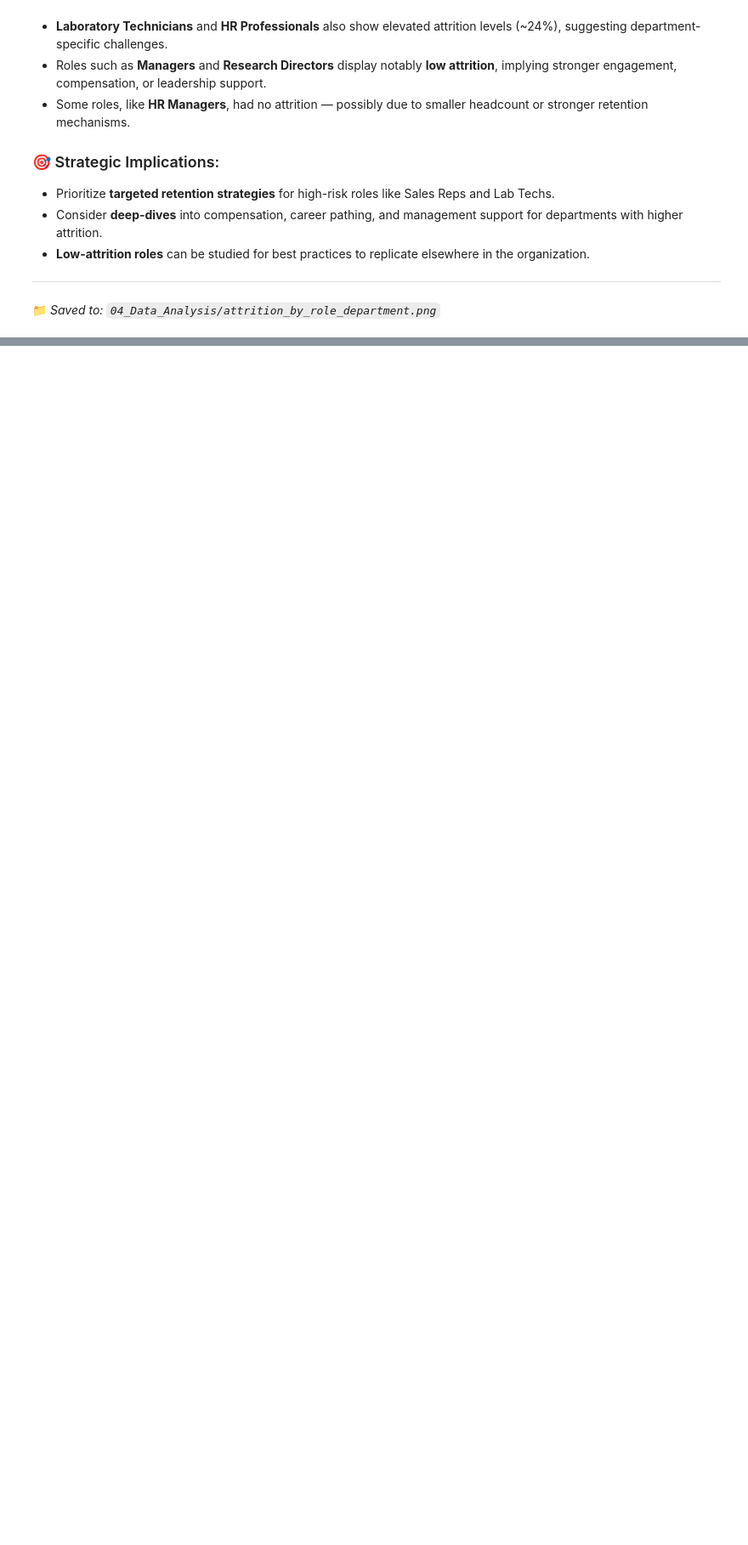
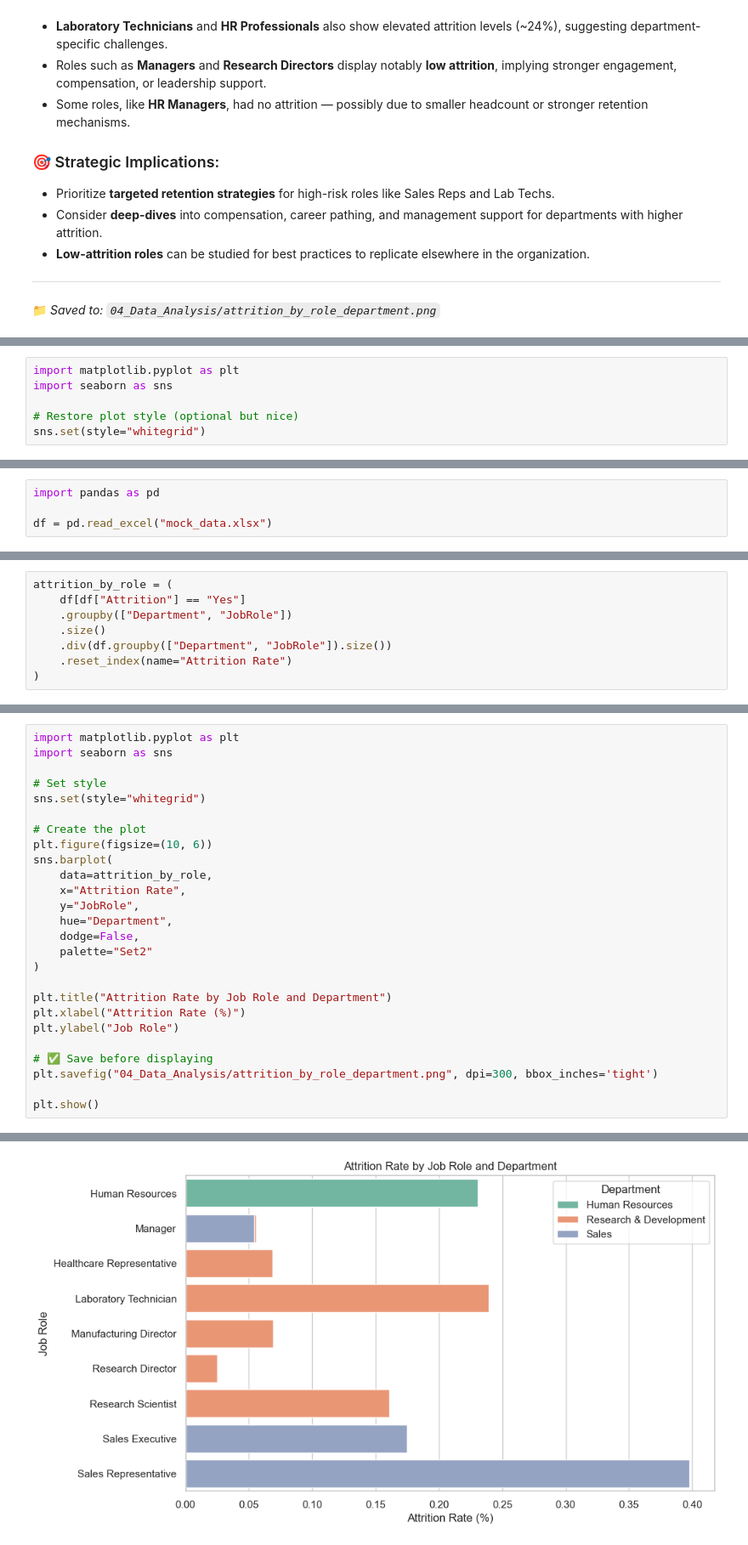
Before and after one commit to IVG12377/From-Chaos-to-Clarity, a Jupyter notebook: 04_Data_Analysis/exploration.ipynb, the cells around one changed output, grey strips where cells are left out. Shown at 85% size. Drawn from its saved outputs; the diff is of its cells as text; blank space fills up the shorter version.

Commit message:
Update EDA notebook and clean up analysis folder

```diff
--- a/04_Data_Analysis/exploration.ipynb
+++ b/04_Data_Analysis/exploration.ipynb
@@ -681,0 +687,6 @@ This visualization highlights employee attrition trends segmented by both **job
+# %%
+import matplotlib.pyplot as plt
+import seaborn as sns
+
+# Restore plot style (optional but nice)
+sns.set(style="whitegrid")
@@ -681,0 +724,4 @@ This visualization highlights employee attrition trends segmented by both **job
+# %%
+import pandas as pd
+
+df = pd.read_excel("mock_data.xlsx")
@@ -681,0 +731,8 @@ This visualization highlights employee attrition trends segmented by both **job
+# %%
+attrition_by_role = (
+    df[df["Attrition"] == "Yes"]
+    .groupby(["Department", "JobRole"])
+    .size()
+    .div(df.groupby(["Department", "JobRole"]).size())
+    .reset_index(name="Attrition Rate")
+)
@@ -681,0 +748,27 @@ This visualization highlights employee attrition trends segmented by both **job
+# %%
+import matplotlib.pyplot as plt
+import seaborn as sns
+
+# Set style
+sns.set(style="whitegrid")
+
+# Create the plot
+plt.figure(figsize=(10, 6))
+sns.barplot(
+    data=attrition_by_role,
+    x="Attrition Rate",
+    y="JobRole",
+    hue="Department",
+    dodge=False,
+    palette="Set2"
+)
+
+plt.title("Attrition Rate by Job Role and Department")
+plt.xlabel("Attrition Rate (%)")
+plt.ylabel("Job Role")
+
+# ✅ Save before displaying
+plt.savefig("04_Data_Analysis/attrition_by_role_department.png", dpi=300, bbox_inches='tight')
+
+plt.show()
+# %% [output]
@@ -681,0 +776 @@ This visualization highlights employee attrition trends segmented by both **job
+[figure, added]
```
Also changed, not shown: parts of 25 cells of this notebook.
